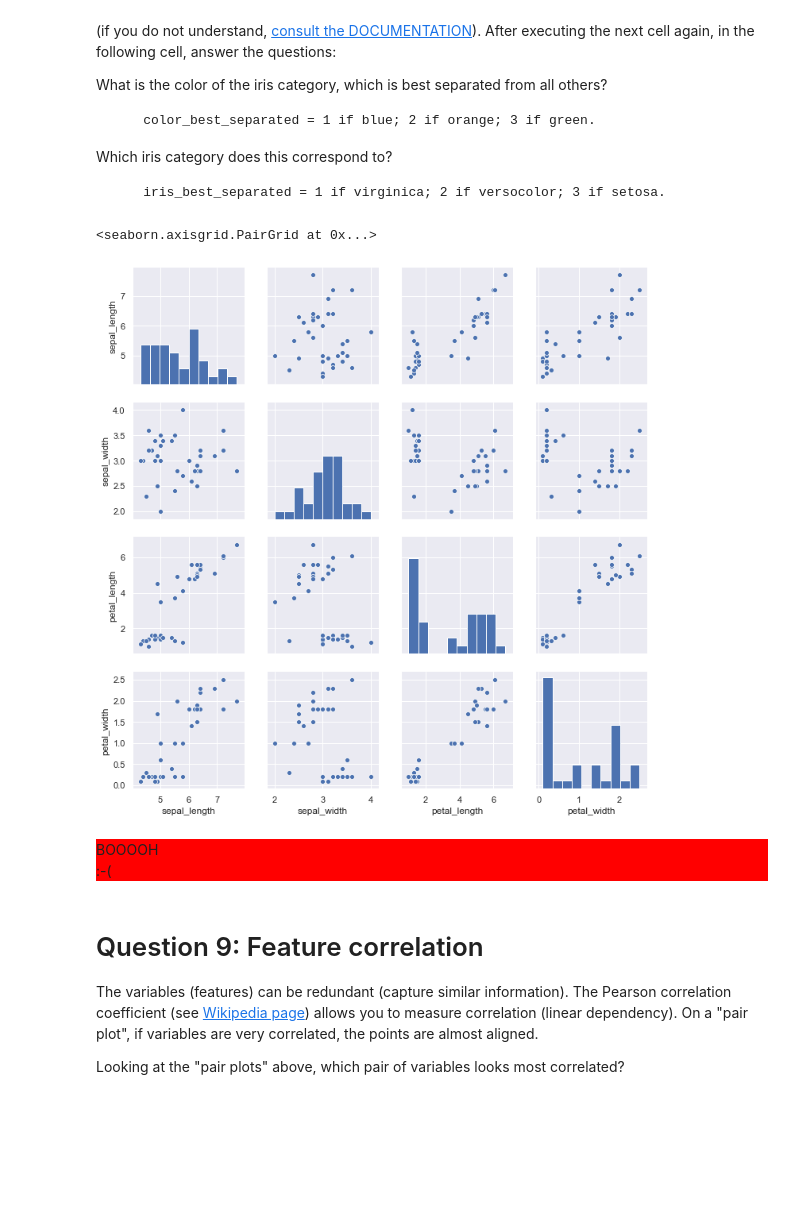
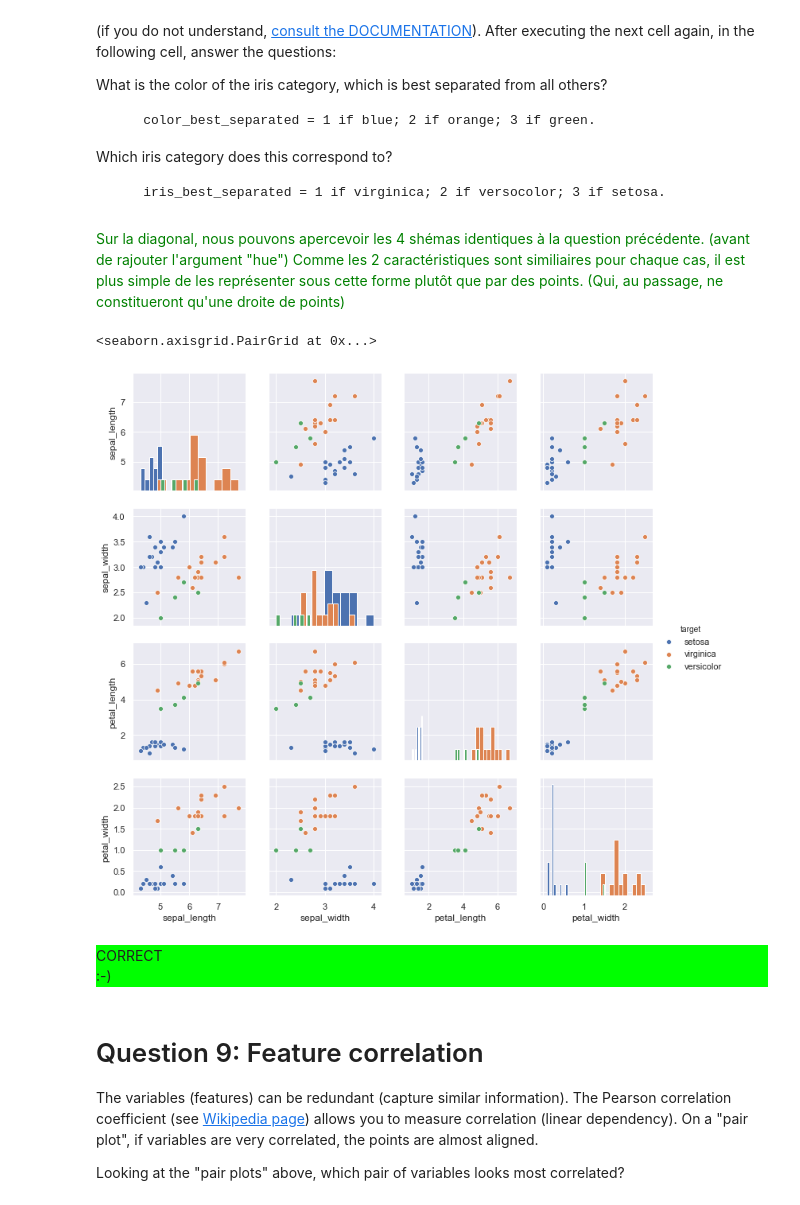
Before and after one commit to antoninpaoli/info232, a Jupyter notebook: TP0/TP0.ipynb, the cells around one changed output. Cells and saved outputs as stored; diff of their text form; code cells hidden in the pictures; blank space fills up the shorter version.

```diff
--- a/TP0/TP0.ipynb
+++ b/TP0/TP0.ipynb
@@ -241,20 +268,23 @@ What is the color of the iris category, which is best separated from all others?
 Which iris category does this correspond to?
 
         iris_best_separated = 1 if virginica; 2 if versocolor; 3 if setosa.
+# %% [markdown]
+<p style="color:green;">Sur la diagonal, nous pouvons apercevoir les 4 shémas identiques à la question précédente. (avant de rajouter l'argument "hue") Comme les 2 caractéristiques sont similiaires pour chaque cas, il est plus simple de les représenter sous cette forme plutôt que par des points. (Qui, au passage, ne constitueront qu'une droite de points)</p>
 # %%
 import seaborn as sns; sns.set()
-sns.pairplot(data, diag_kind="hist")
+sns.pairplot(data, diag_kind="hist", hue="target")
 # %% [output]
 <seaborn.axisgrid.PairGrid at 0x...>
-[figure, old version]
+[figure, new version]
-# %%
-question = 8
-color_best_separated = 8 # Change that
-iris_best_separated = 5  # Change that
-score += check(color_best_separated*iris_best_separated, question)
-# %% [output]
-BOOOOH
-:-(
+# %%
+question = 8
+# En regardant les différents schéma, on peut voir que les points bleu forment un paquet plus séparé que les autres !
+color_best_separated = 1
+iris_best_separated = 3
+score += check(color_best_separated*iris_best_separated, question)
+# %% [output]
+CORRECT
+:-)
 # %% [markdown]
 # Question 9: Feature correlation
 The variables (features) can be redundant (capture similar information). The Pearson correlation coefficient (see <a href ="https://en.wikipedia.org/wiki/Pearson_correlation_coefficient"> Wikipedia page</a>) allows you to measure correlation (linear dependency). On a "pair plot", if variables are very correlated, the points are almost aligned.
```
Also changed, not shown: parts of 18 cells of this notebook.
